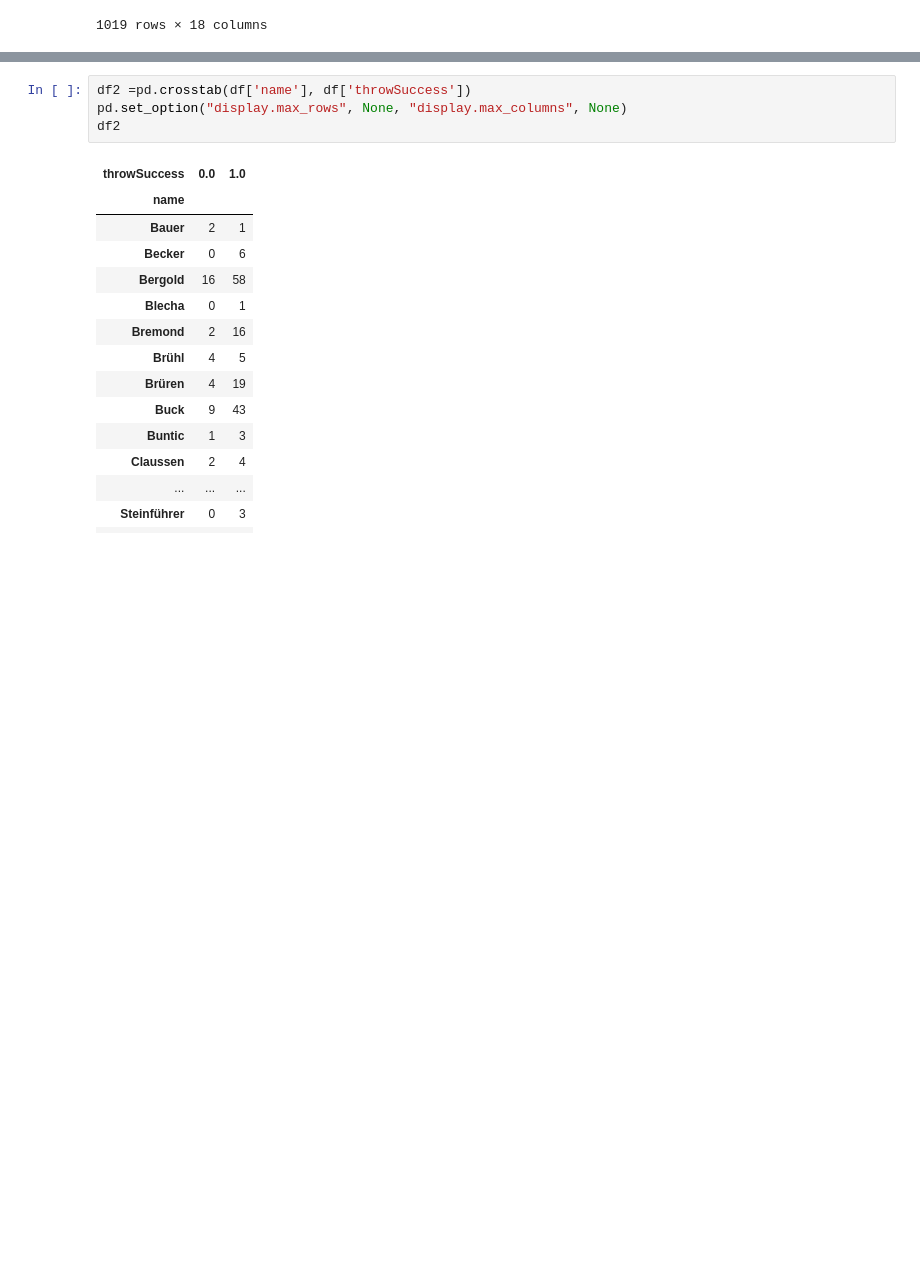
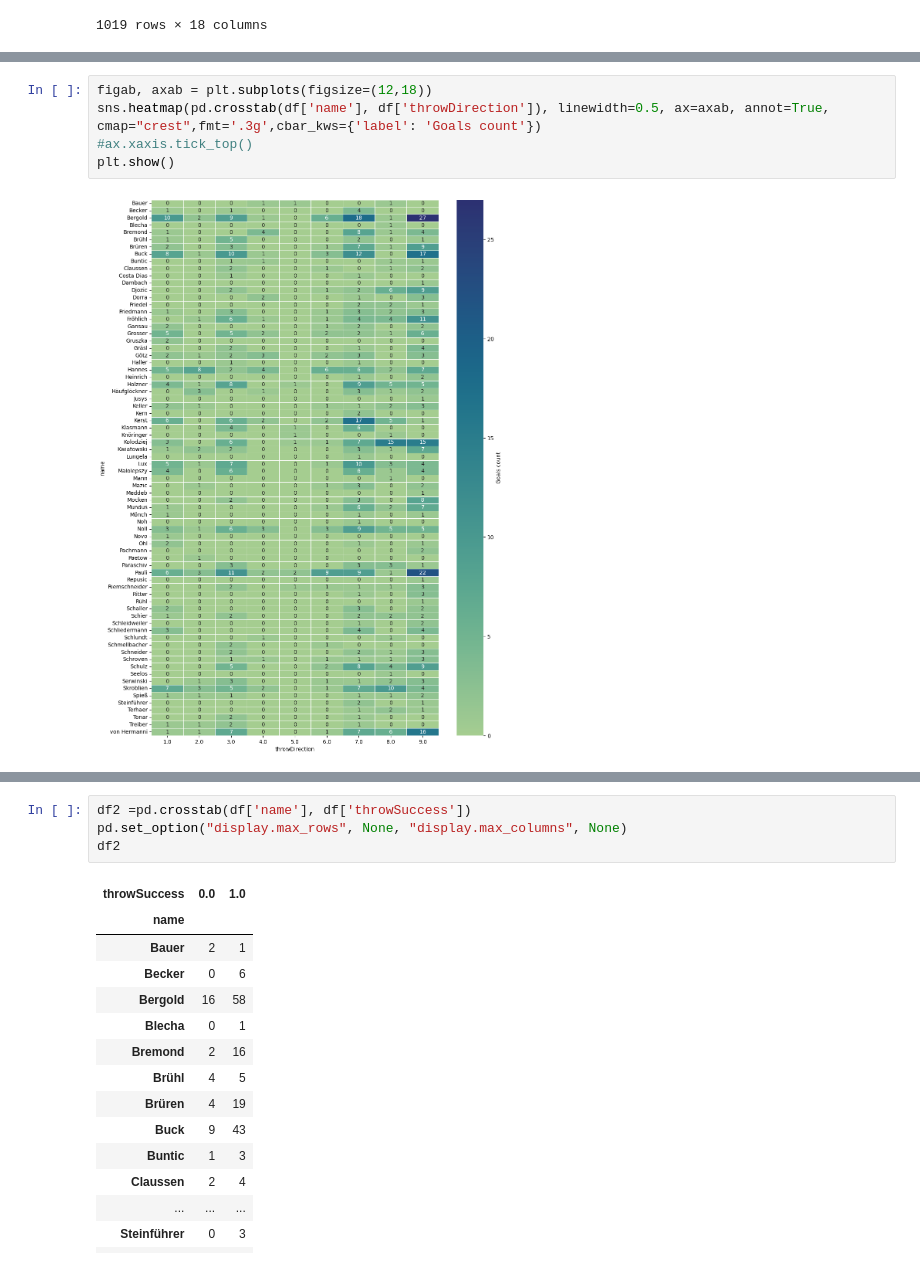
Before and after one commit to nayansavaliya/handball-data-science, a Jupyter notebook: src/FinalAnalysis/Analysis2/league3/league3ShootersQuad.ipynb, the cells around one changed output, grey strips where cells are left out. Drawn from its saved outputs; the diff is of its cells as text; blank space fills up the shorter version.

```diff
--- a/src/FinalAnalysis/Analysis2/league3/league3ShootersQuad.ipynb
+++ b/src/FinalAnalysis/Analysis2/league3/league3ShootersQuad.ipynb
@@ -94,2 +98,9 @@ df1
+# %%
+figab, axab = plt.subplots(figsize=(12,18))
+sns.heatmap(pd.crosstab(df['name'], df['throwDirection']), linewidth=0.5, ax=axab, annot=True, cmap="crest",fmt='.3g',cbar_kws={'label': 'Goals count'})
+#ax.xaxis.tick_top()
+plt.show()
+# %% [output]
+[figure, added]
 # %%
 fig, ax = plt.subplots(figsize=(12,18))
```
Also changed, not shown: parts of 2 cells of this notebook, 7 other files.
